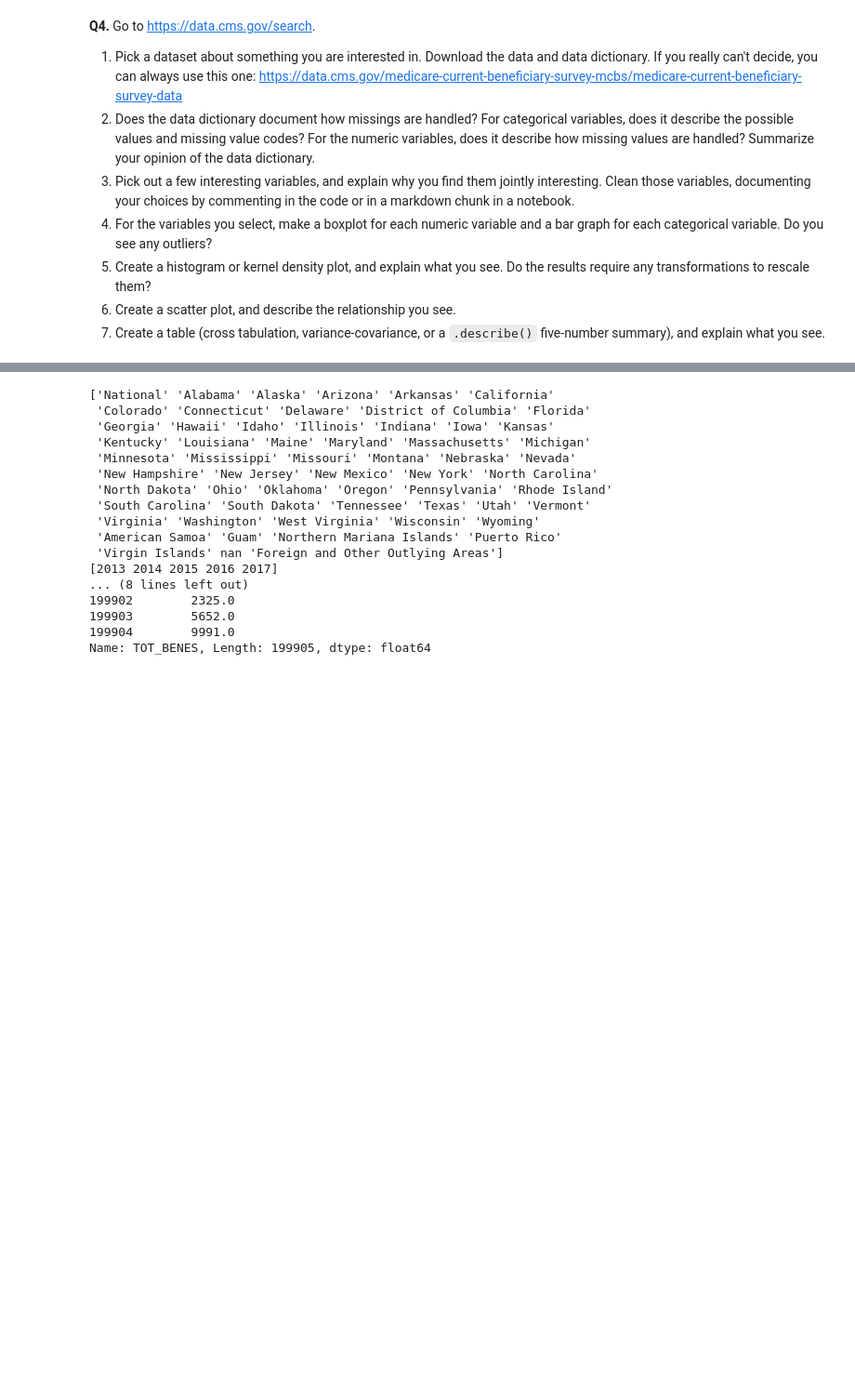
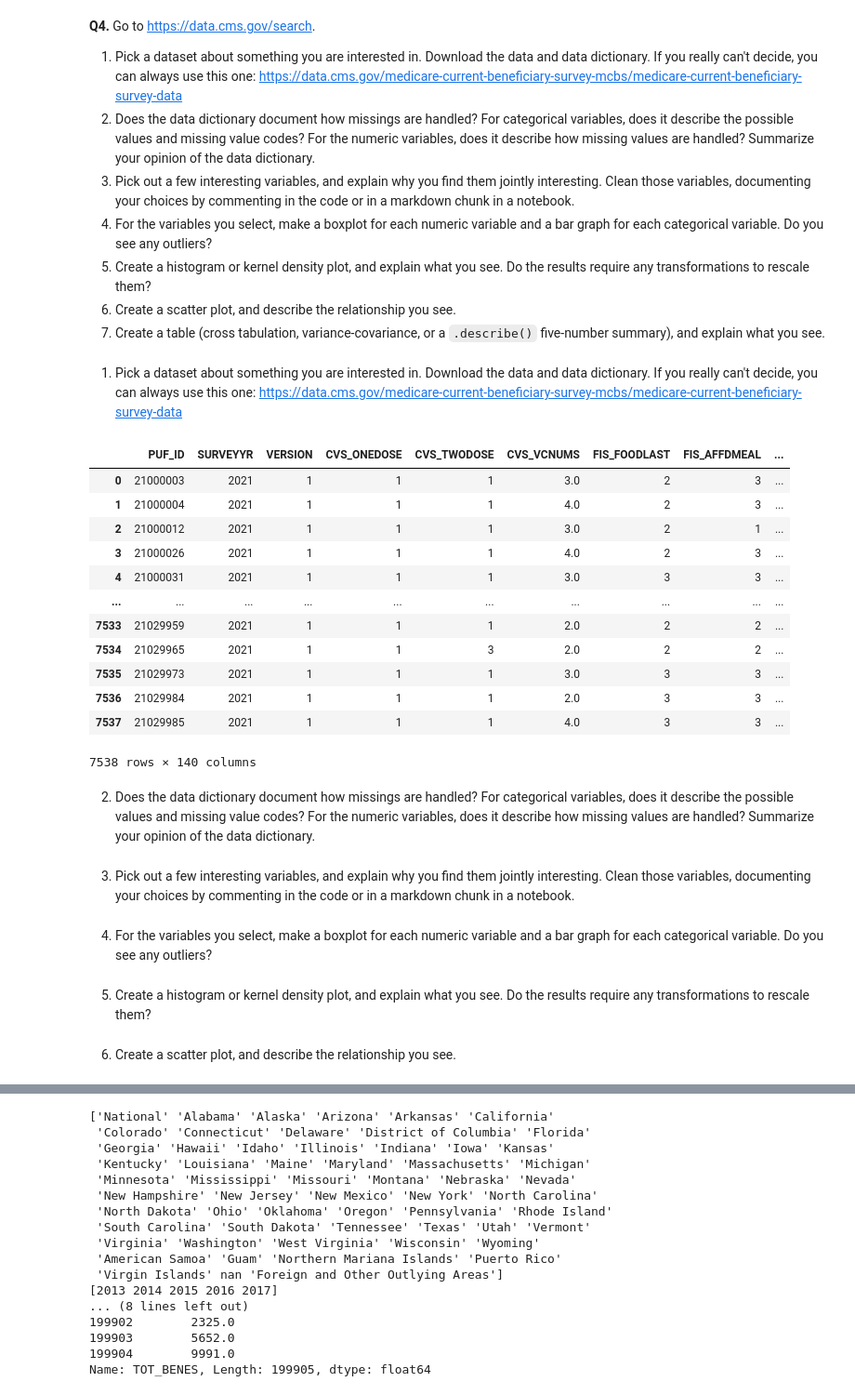
Before and after one commit to awhitehouse1/visualization, a Jupyter notebook: assignment/assignment.ipynb, the cells around one changed output, grey strips where cells are left out. Shown at 93% size. Saved outputs shown, nothing was run; the diff lists cells and outputs as text; code cells hidden in the pictures; blank space fills up the shorter version.

```diff
--- a/assignment/assignment.ipynb
+++ b/assignment/assignment.ipynb
@@ -233,3 +235,33 @@ For some context, the Federal government ultimately spent about $4.4 trillion in
 6. Create a histogram or kernel density plot, and explain what you see. Do the results require any transformations to rescale them?
 7. Create a scatter plot, and describe the relationship you see.
 8. Create a table (cross tabulation, variance-covariance, or a `.describe()` five-number summary), and explain what you see.
+# %% [markdown]
+1. Pick a dataset about something you are interested in. Download the data and data dictionary. If you really can't decide, you can always use this one: https://data.cms.gov/medicare-current-beneficiary-survey-mcbs/medicare-current-beneficiary-survey-data
+# %%
+# 1.
+df = pd.read_csv("./data/puf2021_3_summer.csv")
+df
+# %% [output]
+|  | PUF_ID | SURVEYYR | VERSION | CVS_ONEDOSE | CVS_TWODOSE | CVS_VCNUMS | FIS_FOODLAST | FIS_AFFDMEAL | ... |
+| 0 | 21000003 | 2021 | 1 | 1 | 1 | 3.0 | 2 | 3 | ... |
+| 1 | 21000004 | 2021 | 1 | 1 | 1 | 4.0 | 2 | 3 | ... |
+| 2 | 21000012 | 2021 | 1 | 1 | 1 | 3.0 | 2 | 1 | ... |
+| 3 | 21000026 | 2021 | 1 | 1 | 1 | 4.0 | 2 | 3 | ... |
+| 4 | 21000031 | 2021 | 1 | 1 | 1 | 3.0 | 3 | 3 | ... |
+| ... | ... | ... | ... | ... | ... | ... | ... | ... | ... |
+| 7533 | 21029959 | 2021 | 1 | 1 | 1 | 2.0 | 2 | 2 | ... |
+| 7534 | 21029965 | 2021 | 1 | 1 | 3 | 2.0 | 2 | 2 | ... |
+| 7535 | 21029973 | 2021 | 1 | 1 | 1 | 3.0 | 3 | 3 | ... |
+| 7536 | 21029984 | 2021 | 1 | 1 | 1 | 2.0 | 3 | 3 | ... |
+| 7537 | 21029985 | 2021 | 1 | 1 | 1 | 4.0 | 3 | 3 | ... |
+7538 rows × 140 columns
+# %% [markdown]
+2. Does the data dictionary document how missings are handled? For categorical variables, does it describe the possible values and missing value codes? For the numeric variables, does it describe how missing values are handled? Summarize your opinion of the data dictionary.
+# %% [markdown]
+3. Pick out a few interesting variables, and explain why you find them jointly interesting. Clean those variables, documenting your choices by commenting in the code or in a markdown chunk in a notebook.
+# %% [markdown]
+4. For the variables you select, make a boxplot for each numeric variable and a bar graph for each categorical variable. Do you see any outliers?
+# %% [markdown]
+5. Create a histogram or kernel density plot, and explain what you see. Do the results require any transformations to rescale them?
+# %% [markdown]
+6. Create a scatter plot, and describe the relationship you see.
```
Also changed, not shown: parts of 2 cells of this notebook.
